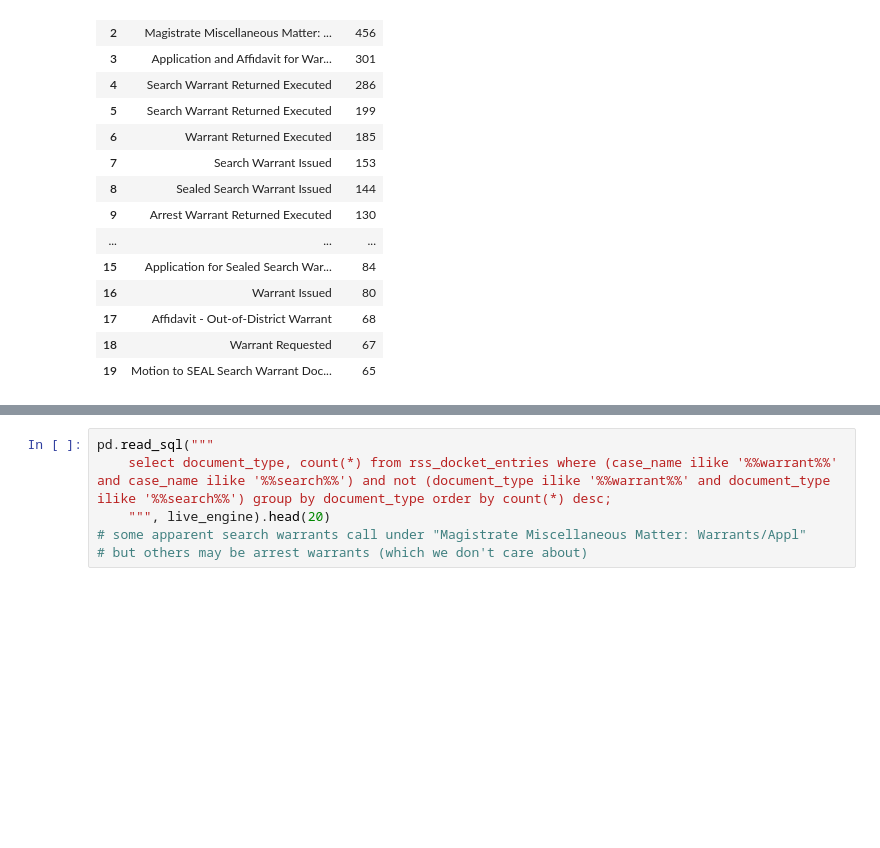
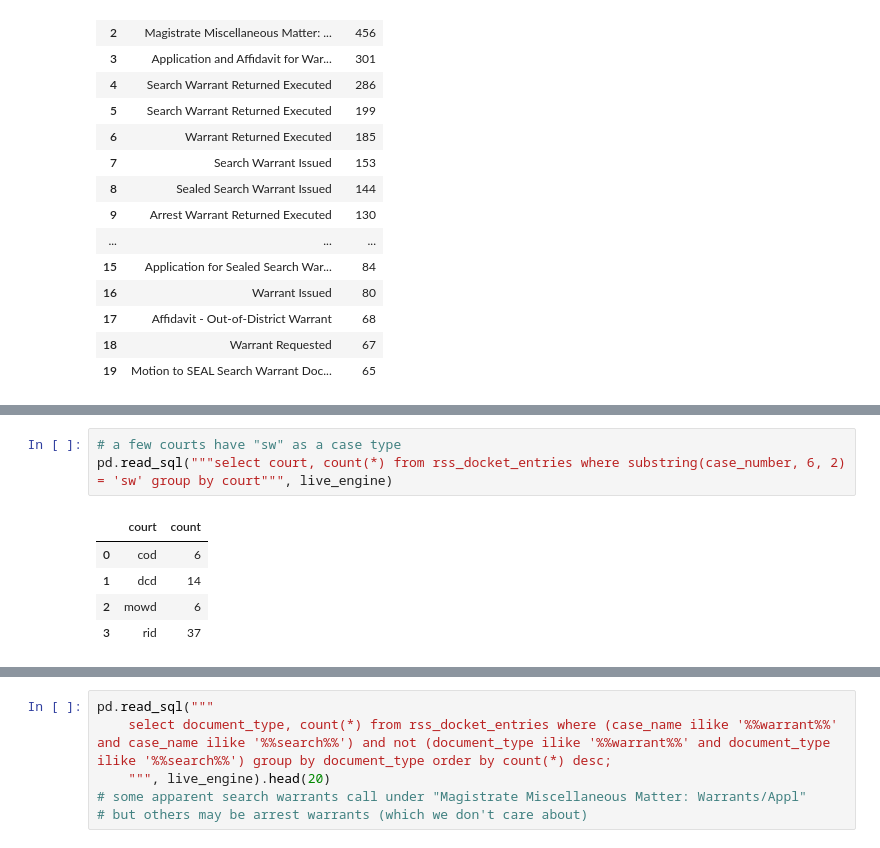
Before and after one commit to jeremybmerrill/pacerai, a Jupyter notebook: Tow PACER.ipynb, the cells around one changed output, grey strips where cells are left out. Cells and saved outputs as stored; diff of their text form; blank space fills up the shorter version.

```diff
--- a/Tow PACER.ipynb
+++ b/Tow PACER.ipynb
@@ -413,0 +420,9 @@ pd.read_sql("""
+# %%
+# a few courts have "sw" as a case type
+pd.read_sql("""select court, count(*) from rss_docket_entries where substring(case_number, 6, 2) = 'sw' group by court""", live_engine)
+# %% [output]
+|  | court | count |
+| 0 | cod | 6 |
+| 1 | dcd | 14 |
+| 2 | mowd | 6 |
+| 3 | rid | 37 |
```
Also changed, not shown: parts of 6 cells of this notebook, 18 other files.
